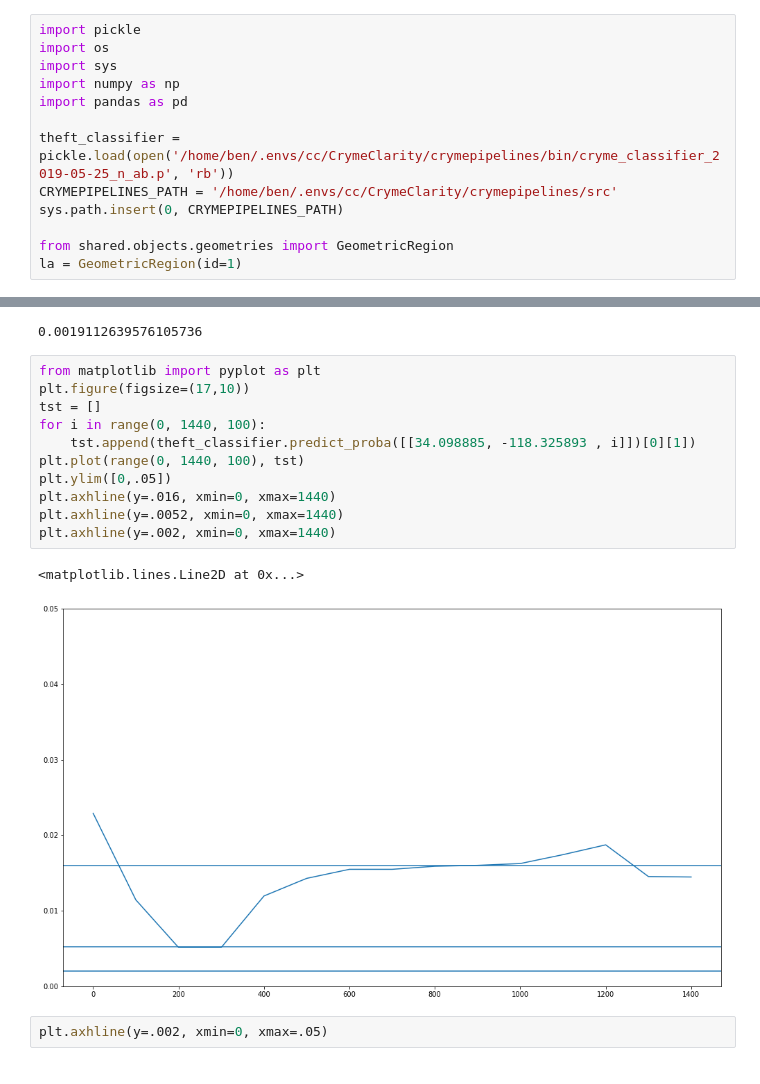
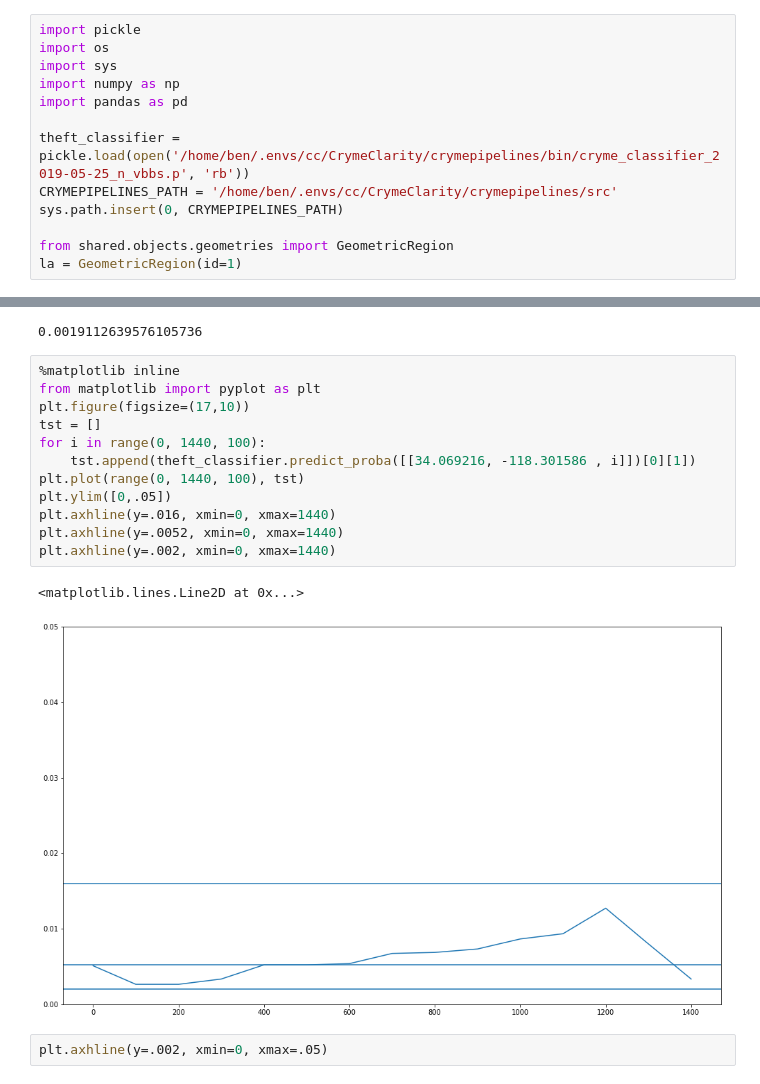
Before and after one commit to bwhitesell/Chaperone, a Jupyter notebook: crymepipelines/notebooks/Graph Construction.ipynb, the cells around one changed output, grey strips where cells are left out. Drawn from its saved outputs; the diff is of its cells as text.

```diff
--- a/crymepipelines/notebooks/Graph Construction.ipynb
+++ b/crymepipelines/notebooks/Graph Construction.ipynb
@@ -5,7 +5,7 @@ import sys
 import numpy as np
 import pandas as pd
 
-theft_classifier = pickle.load(open('/home/ben/.envs/cc/CrymeClarity/crymepipelines/bin/cryme_classifier_2019-05-25_n_ab.p', 'rb'))
+theft_classifier = pickle.load(open('/home/ben/.envs/cc/CrymeClarity/crymepipelines/bin/cryme_classifier_2019-05-25_n_vbbs.p', 'rb'))
 CRYMEPIPELINES_PATH = '/home/ben/.envs/cc/CrymeClarity/crymepipelines/src'
 sys.path.insert(0, CRYMEPIPELINES_PATH)
 
@@ -76,19 +76,20 @@ finals.risk.quantile(.66)
 # %% [output]
 0.0019112639576105736
 # %%
+%matplotlib inline
 from matplotlib import pyplot as plt
 plt.figure(figsize=(17,10))
 tst = []
 for i in range(0, 1440, 100):
-    tst.append(theft_classifier.predict_proba([[34.098885, -118.325893 , i]])[0][1])
+    tst.append(theft_classifier.predict_proba([[34.069216, -118.301586 , i]])[0][1])
 plt.plot(range(0, 1440, 100), tst)
 plt.ylim([0,.05])
 plt.axhline(y=.016, xmin=0, xmax=1440)
 plt.axhline(y=.0052, xmin=0, xmax=1440)
 plt.axhline(y=.002, xmin=0, xmax=1440)
 # %% [output]
 <matplotlib.lines.Line2D at 0x...>
-[figure, old version]
+[figure, new version]
 # %%
 plt.axhline(y=.002, xmin=0, xmax=.05)
 # %% [output]
```
Also changed, not shown: 11 other files.
